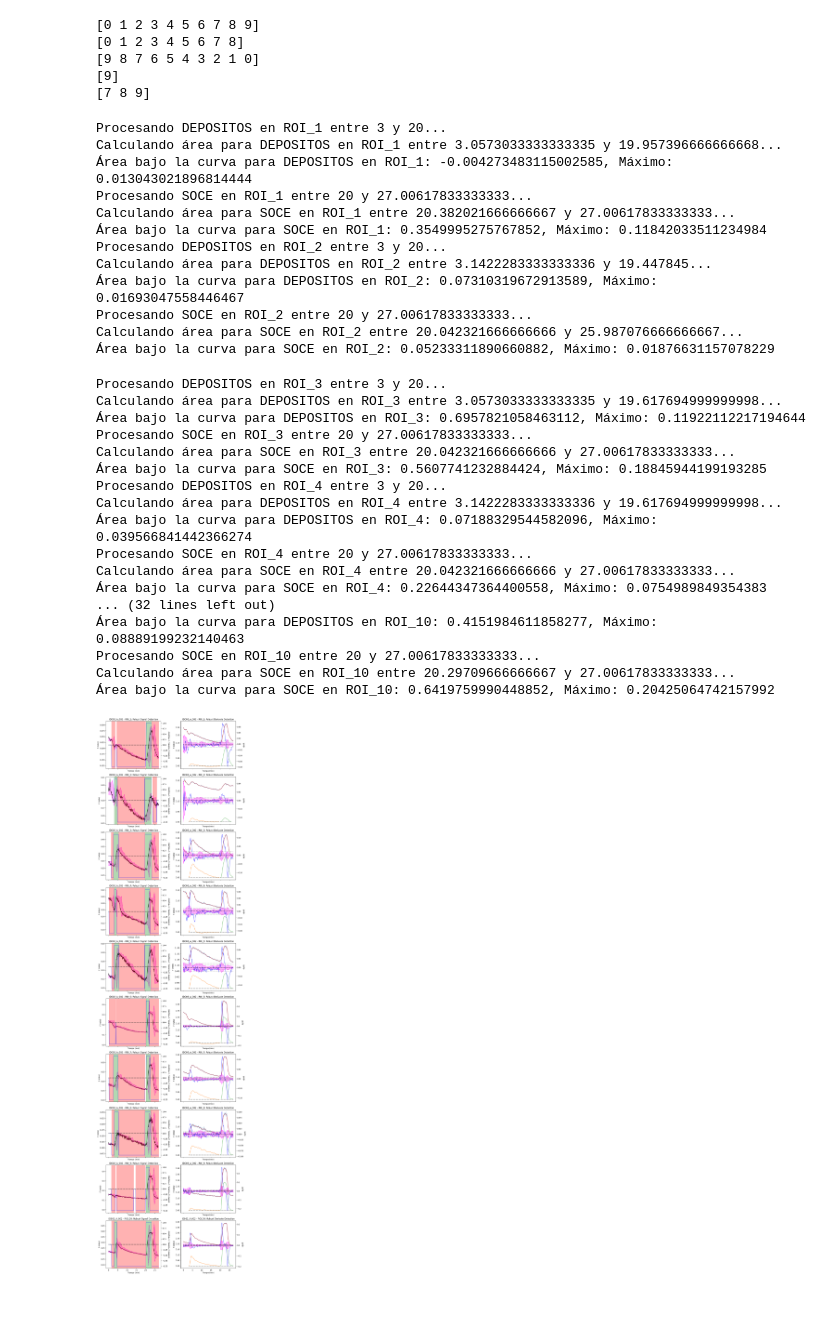
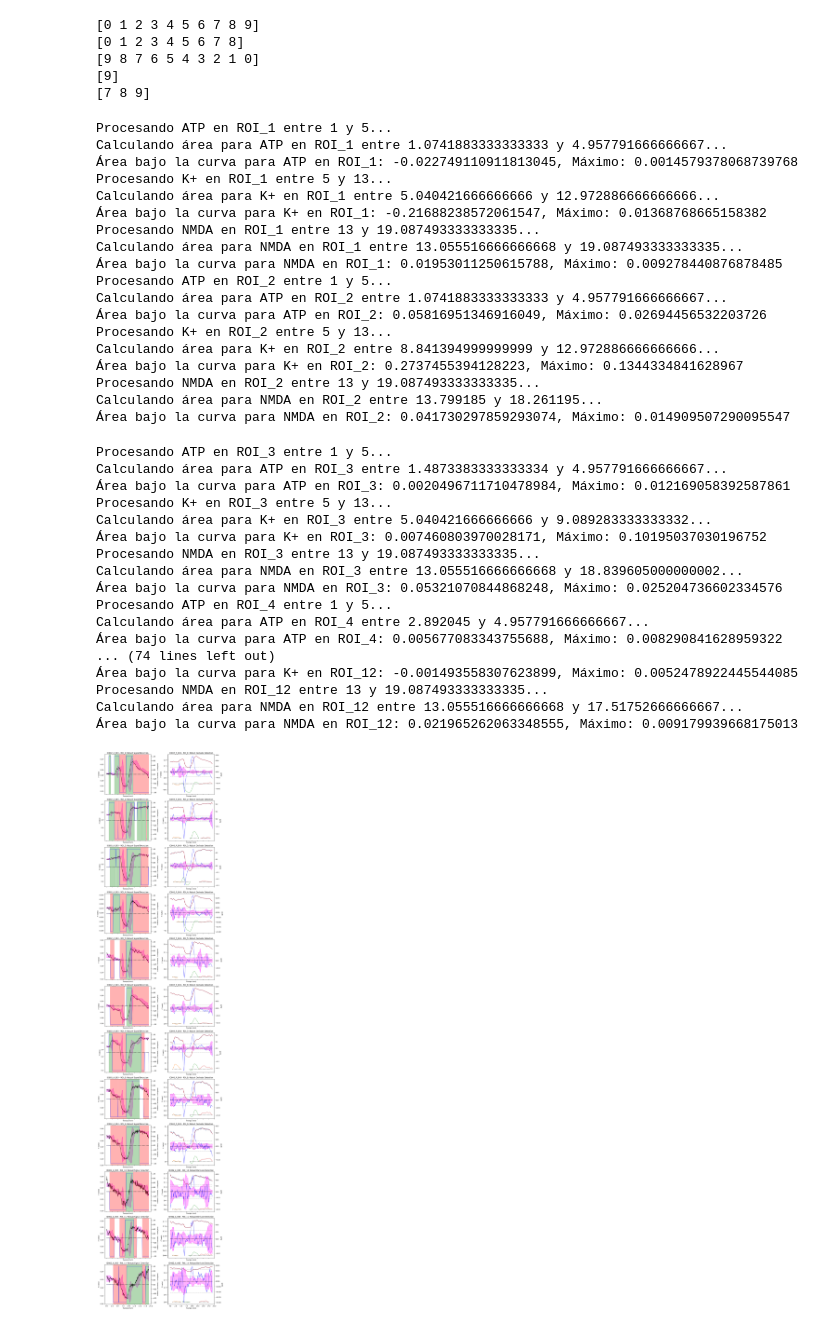
Before and after one commit to emodoro/Calcium_Image, a Jupyter notebook: notebooks/imagen_calcio.ipynb, the cells around one changed output. Saved outputs shown, nothing was run; the diff lists cells and outputs as text; code cells hidden in the pictures.

```diff
--- a/notebooks/imagen_calcio.ipynb
+++ b/notebooks/imagen_calcio.ipynb
@@ -115,7 +115,7 @@ Para leer los archivos .txt y .csv, se puede utilizar la función `read_csv` de
 ##################### Registro (.txt) y Estimulos (.csv) ##########################
 ######################################################################################
 
-exper = 1 # Solo para la primera carpeta, puedes iterar sobre todas si quieres
+exper = 2 # Solo para la primera carpeta, puedes iterar sobre todas si quieres
 # 1.1. Listar los archivos dentro de la primera carpeta
 archivos = os.listdir(os.path.join(base_dir, carpetas[exper]))
 txt_files = [archivo for archivo in archivos if archivo.endswith('.txt')]
@@ -807,11 +804,12 @@ for idx, columns in enumerate(data.columns[1:]):
             start_event_idx = np.where(t >= start_time)[0][0]
         start_time = t[start_event_idx]  # Actualizar el inicio del estímulo al tiempo del primer evento de subida
 
-        # Encontrar el último evento de bajada antes del siguiente estímulo
-        end_event_idx_array = np.where((t <= end_time) & (mask_signal == -1))[0]  # Último evento de bajada antes del final del estímulo
+        # Encontrar el último evento de bajada DESPUÉS del evento de subida y antes del siguiente estímulo
+        end_event_idx_array = np.where((t > t[start_event_idx]) & (t <= end_time) & (mask_signal == -1))[0]  # Último evento de bajada después del inicio
         if len(end_event_idx_array) > 0:
             end_event_idx = end_event_idx_array[-1]  # Último evento de bajada
         else:
+            # Si no hay evento de bajada después, usar el último índice antes de end_time
             end_event_idx = np.where(t <= end_time)[0][-1]  # Último índice antes del final del estímulo
 
         # Validar que end_event_idx sea mayor que start_event_idx
@@ -822,8 +820,8 @@ for idx, columns in enumerate(data.columns[1:]):
         end_time = t[end_event_idx]  # Actualizar el final del estímulo al tiempo del último evento de bajada
 
         """
-        # Encontrar el último evento de bajada antes del siguiente estímulo
-        end_event_idx_array = np.where((t <= end_time) & (mask_signal == -1))[0]  # Último evento de bajada antes del final del estímulo
+        # Encontrar el último evento de bajada DESPUÉS del evento de subida y antes del siguiente estímulo
+        end_event_idx_array = np.where((t > t[start_event_idx]) & (t <= end_time) & (mask_signal == -1))[0]  # Último evento de bajada después del inicio
         if len(end_event_idx_array) > 0:
             end_event_idx = end_event_idx_array[-1]  # Último evento de bajada
         else:
@@ -854,60 +852,66 @@ for idx, columns in enumerate(data.columns[1:]):
         # Graficar la señal original y la señal corregida para este estímulo
         ax.plot(t[start_event_idx:end_event_idx+1], x_corrected, label=f"{estimulo} corregida", alpha=0.7)  # Graficar la señal corregida para este estímulo
         ax.hlines(0, t[start_event_idx], t[end_event_idx], colors='black', linestyles='dashed', alpha=0.7)  # Línea base corregida
         # Evaluar area si
         area = trapezoid(x_corrected, t[start_event_idx:end_event_idx+1])
         puntos_1_min = int(1 / (t[1] - t[0]))  # Como t está en minutos, esto calcula el número de puntos que corresponden a 1 minuto
         area_1 = trapezoid(
             x_corrected[:puntos_1_min],
             t[start_event_idx:start_event_idx + puntos_1_min])  # Área bajo la curva para el primer minuto del evento
 
         # Máximo
         max_val = np.max(x_corrected)
         print(f"Área bajo la curva para {estimulo} en {columns}: {area}, Máximo: {max_val}")
 
         # Almacenar los resultados en el DataFrame
         new_row = pd.DataFrame({
             'ROI': [columns],
             'Stimuli': [estimulo],
             'Start': [t[start_event_idx]],
             'End': [t[end_event_idx]],
             'Duration': [t[end_event_idx] - t[start_event_idx]],
             'Area': [area],
             'Area_1min': [area_1],
             'Max': [max_val]
         })
         results_df = pd.concat([results_df, new_row], ignore_index=True)
 
 plt.show()
 print(results_df)
 # %% [output]
-Procesando DEPOSITOS en ROI_1 entre 3 y 20...
-Calculando área para DEPOSITOS en ROI_1 entre 3.0573033333333335 y 19.957396666666668...
-Área bajo la curva para DEPOSITOS en ROI_1: -0.004273483115002585, Máximo: 0.013043021896814444
-Procesando SOCE en ROI_1 entre 20 y 27.00617833333333...
-Calculando área para SOCE en ROI_1 entre 20.382021666666667 y 27.00617833333333...
-Área bajo la curva para SOCE en ROI_1: 0.3549995275767852, Máximo: 0.11842033511234984
-Procesando DEPOSITOS en ROI_2 entre 3 y 20...
-Calculando área para DEPOSITOS en ROI_2 entre 3.1422283333333336 y 19.447845...
-Área bajo la curva para DEPOSITOS en ROI_2: 0.07310319672913589, Máximo: 0.01693047558446467
-Procesando SOCE en ROI_2 entre 20 y 27.00617833333333...
-Calculando área para SOCE en ROI_2 entre 20.042321666666666 y 25.987076666666667...
-Área bajo la curva para SOCE en ROI_2: 0.05233311890660882, Máximo: 0.01876631157078229
+Procesando ATP en ROI_1 entre 1 y 5...
+Calculando área para ATP en ROI_1 entre 1.0741883333333333 y 4.957791666666667...
+Área bajo la curva para ATP en ROI_1: -0.022749110911813045, Máximo: 0.0014579378068739768
+Procesando K+ en ROI_1 entre 5 y 13...
+Calculando área para K+ en ROI_1 entre 5.040421666666666 y 12.972886666666666...
+Área bajo la curva para K+ en ROI_1: -0.21688238572061547, Máximo: 0.01368768665158382
+Procesando NMDA en ROI_1 entre 13 y 19.087493333333335...
+Calculando área para NMDA en ROI_1 entre 13.055516666666668 y 19.087493333333335...
+Área bajo la curva para NMDA en ROI_1: 0.01953011250615788, Máximo: 0.009278440876878485
+Procesando ATP en ROI_2 entre 1 y 5...
+Calculando área para ATP en ROI_2 entre 1.0741883333333333 y 4.957791666666667...
+Área bajo la curva para ATP en ROI_2: 0.05816951346916049, Máximo: 0.02694456532203726
+Procesando K+ en ROI_2 entre 5 y 13...
+Calculando área para K+ en ROI_2 entre 8.841394999999999 y 12.972886666666666...
+Área bajo la curva para K+ en ROI_2: 0.2737455394128223, Máximo: 0.1344334841628967
+Procesando NMDA en ROI_2 entre 13 y 19.087493333333335...
+Calculando área para NMDA en ROI_2 entre 13.799185 y 18.261195...
+Área bajo la curva para NMDA en ROI_2: 0.041730297859293074, Máximo: 0.014909507290095547
-Procesando DEPOSITOS en ROI_3 entre 3 y 20...
-Calculando área para DEPOSITOS en ROI_3 entre 3.0573033333333335 y 19.617694999999998...
-Área bajo la curva para DEPOSITOS en ROI_3: 0.6957821058463112, Máximo: 0.11922112217194644
-Procesando SOCE en ROI_3 entre 20 y 27.00617833333333...
-Calculando área para SOCE en ROI_3 entre 20.042321666666666 y 27.00617833333333...
-Área bajo la curva para SOCE en ROI_3: 0.5607741232884424, Máximo: 0.18845944199193285
-Procesando DEPOSITOS en ROI_4 entre 3 y 20...
-Calculando área para DEPOSITOS en ROI_4 entre 3.1422283333333336 y 19.617694999999998...
-Área bajo la curva para DEPOSITOS en ROI_4: 0.07188329544582096, Máximo: 0.039566841442366274
-Procesando SOCE en ROI_4 entre 20 y 27.00617833333333...
-Calculando área para SOCE en ROI_4 entre 20.042321666666666 y 27.00617833333333...
-Área bajo la curva para SOCE en ROI_4: 0.22644347364400558, Máximo: 0.0754989849354383
-... (32 lines left out)
-Área bajo la curva para DEPOSITOS en ROI_10: 0.4151984611858277, Máximo: 0.08889199232140463
-Procesando SOCE en ROI_10 entre 20 y 27.00617833333333...
-Calculando área para SOCE en ROI_10 entre 20.29709666666667 y 27.00617833333333...
-Área bajo la curva para SOCE en ROI_10: 0.6419759990448852, Máximo: 0.20425064742157992
+Procesando ATP en ROI_3 entre 1 y 5...
+Calculando área para ATP en ROI_3 entre 1.4873383333333334 y 4.957791666666667...
+Área bajo la curva para ATP en ROI_3: 0.0020496711710478984, Máximo: 0.012169058392587861
+Procesando K+ en ROI_3 entre 5 y 13...
+Calculando área para K+ en ROI_3 entre 5.040421666666666 y 9.089283333333332...
+Área bajo la curva para K+ en ROI_3: 0.007460803970028171, Máximo: 0.10195037030196752
+Procesando NMDA en ROI_3 entre 13 y 19.087493333333335...
+Calculando área para NMDA en ROI_3 entre 13.055516666666668 y 18.839605000000002...
+Área bajo la curva para NMDA en ROI_3: 0.05321070844868248, Máximo: 0.025204736602334576
+Procesando ATP en ROI_4 entre 1 y 5...
+Calculando área para ATP en ROI_4 entre 2.892045 y 4.957791666666667...
+Área bajo la curva para ATP en ROI_4: 0.005677083343755688, Máximo: 0.008290841628959322
+... (74 lines left out)
+Área bajo la curva para K+ en ROI_12: -0.001493558307623899, Máximo: 0.0052478922445544085
+Procesando NMDA en ROI_12 entre 13 y 19.087493333333335...
+Calculando área para NMDA en ROI_12 entre 13.055516666666668 y 17.51752666666667...
+Área bajo la curva para NMDA en ROI_12: 0.021965262063348555, Máximo: 0.009179939668175013
-[figure, old version]
+[figure, new version]
```
Also changed, not shown: parts of 4 cells of this notebook, 3 other files.
